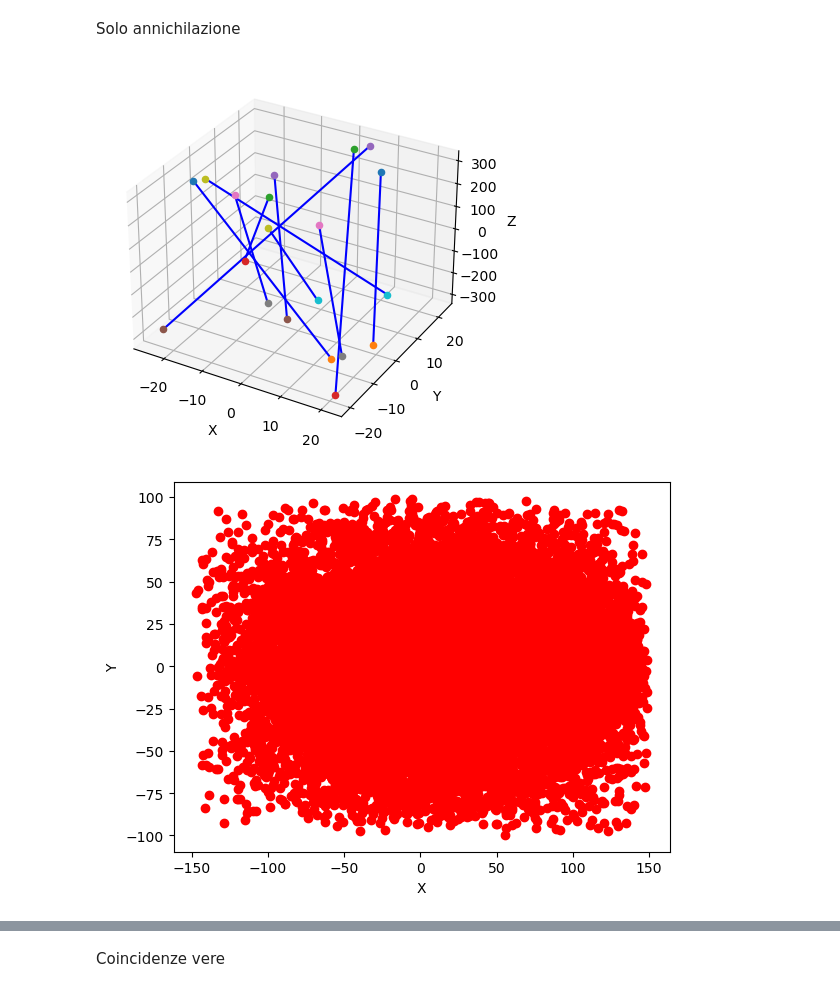
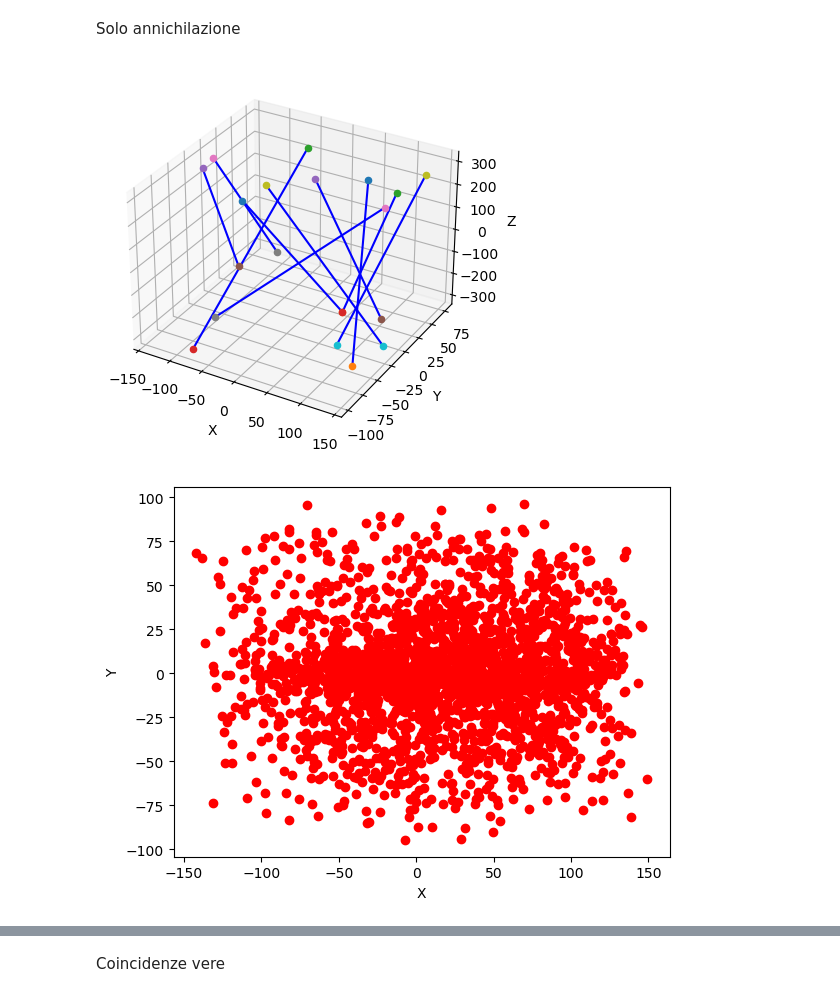
Before and after one commit to francescouni0/Online-Monitoring, a Jupyter notebook: RECONPET_true.ipynb, the cells around one changed output, grey strips where cells are left out. Cells and saved outputs as stored; diff of their text form; code cells hidden in the pictures.

```diff
--- a/RECONPET_true.ipynb
+++ b/RECONPET_true.ipynb
@@ -161,7 +161,7 @@ import pandas as pd
 import numpy as np
 import matplotlib.pyplot as plt
 
-file = uproot.open("dati/new_physics_bigphantom_fulldet/Hits.root")
+file = uproot.open("dati/new_physics1_bigphantom_fulldet/Hits.root")
 tree = file["Hits"]
 
 data = tree.arrays(library="pd")
@@ -247,7 +247,7 @@ ax.set_zlabel('Z')
 
 plt.show()
 # %% [output]
-[figure, old version]
+[figure, new version]
 # %%
 # intersection function
 def isect_line_plane_v3(p0, p1, p_co, p_no, epsilon=1e-6):
@@ -334,5 +360,5 @@ def isect_line_plane_v3_4d(p0, p1, plane, epsilon=1e-6):
 # %%
-plane = np.array([0, 0, 1, 0])
+plane = np.array([0, 0, 1, -0])
 
 # Filter pairs with a TOF difference < 2ns and processName is 'annihil'
 pairs = pd.merge(data[(data['z'] > 0) & (data['processName'] == 'annihil')],
@@ -344,48 +370,50 @@ pairs = pairs[(pairs['TOF_x'] - pairs['TOF_y']).abs() < 2]
 
 fig2d = plt.figure()
 ax2d = fig2d.add_subplot(111)  # 2D plot
 
 num_lines = 100000
 
 int_array_x_randannihi = []
 int_array_y_randannihi = []
 
 
 # Plot a limited number of lines based on user input
 for i in range(min(num_lines, len(pairs))):
     # Define lines as 3D vectors
-    line_start = np.array([pairs['x_x'].iloc[i], pairs['y_x'].iloc[i], pairs['z_x'].iloc[i]])
-    line_end = np.array([pairs['x_y'].iloc[i], pairs['y_y'].iloc[i], pairs['z_y'].iloc[i]])
+    if (pairs['z_x'].iloc[i] > 0 and pairs['z_y'].iloc[i] < 0) or (pairs['z_x'].iloc[i] < 0 and pairs['z_y'].iloc[i] > 0):
 
-    # Find intersections with the plane at z=0
-    intersection = isect_line_plane_v3_4d(line_start, line_end, plane)
+        line_start = np.array([pairs['x_x'].iloc[i], pairs['y_x'].iloc[i], pairs['z_x'].iloc[i]])
+        line_end = np.array([pairs['x_y'].iloc[i], pairs['y_y'].iloc[i], pairs['z_y'].iloc[i]])
 
-    # Plot in 3D
-    #ax3d.scatter(line_start[0], line_start[1], line_start[2], label=f'Point 1 - Line {i + 1}')
-    #ax3d.scatter(line_end[0], line_end[1], line_end[2], label=f'Point 2 - Line {i + 1}')
-    #ax3d.plot([line_start[0], line_end[0]], [line_start[1], line_end[1]], [line_start[2], line_end[2]],
-    #          label=f'Line {i + 1}', color='blue')
-    #ax3d.scatter(intersection[0], intersection[1], intersection[2], color='red', marker='o', label=f'Intersection {i + 1}')
+        # Find intersections with the plane at z=0
+        intersection = isect_line_plane_v3_4d(line_start, line_end, plane)
 
-    # Plot in 2D (XY plane)
-    ax2d.scatter(intersection[0], intersection[1], color='red', marker='o', label=f'Intersection {i + 1}')
-    int_array_x_randannihi.append(intersection[0])
-    int_array_y_randannihi.append(intersection[1])
+        # Plot in 3D
+        #ax3d.scatter(line_start[0], line_start[1], line_start[2], label=f'Point 1 - Line {i + 1}')
+        #ax3d.scatter(line_end[0], line_end[1], line_end[2], label=f'Point 2 - Line {i + 1}')
+        #ax3d.plot([line_start[0], line_end[0]], [line_start[1], line_end[1]], [line_start[2], line_end[2]],
+        #          label=f'Line {i + 1}', color='blue')
+        #ax3d.scatter(intersection[0], intersection[1], intersection[2], color='red', marker='o', label=f'Intersection {i + 1}')
+
+        # Plot in 2D (XY plane)
+        ax2d.scatter(intersection[0], intersection[1], color='red', marker='o', label=f'Intersection {i + 1}')
+        int_array_x_randannihi.append(intersection[0])
+        int_array_y_randannihi.append(intersection[1])
 
 
 
 
 
 #ax3d.set_xlabel('X')
 #ax3d.set_ylabel('Y')
 #ax3d.set_zlabel('Z')
 
 ax2d.set_xlabel('X')
 ax2d.set_ylabel('Y')
 
 plt.show()
 # %% [output]
-[figure, old version]
+[figure, new version]
 # %%
 plt.hist2d(int_array_x_randannihi,int_array_y_randannihi, bins=10, range=[[-150, 150], [-100, 100]], cmap='viridis')
 plt.show()
```
Also changed, not shown: parts of 19 cells of this notebook, 5 other files.
